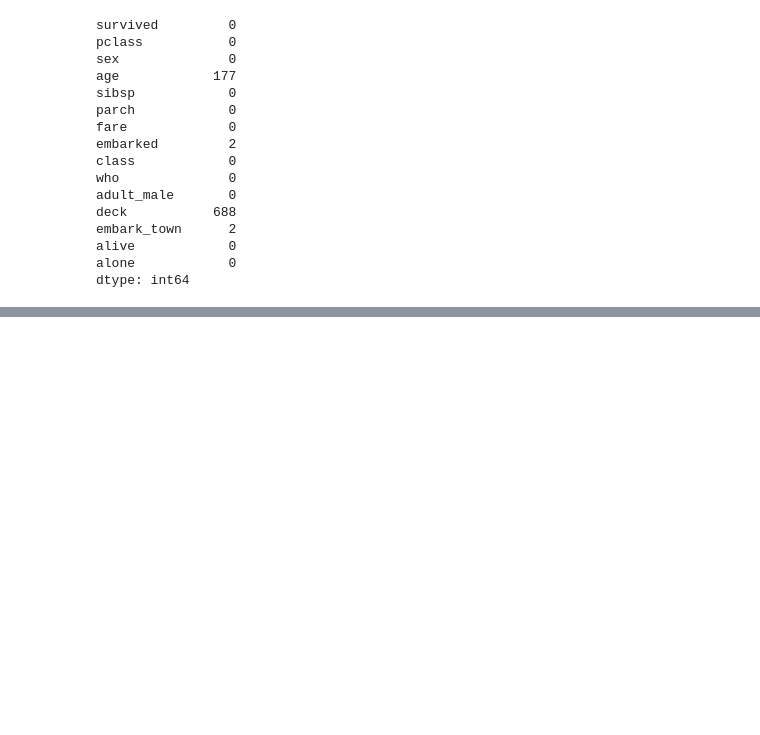
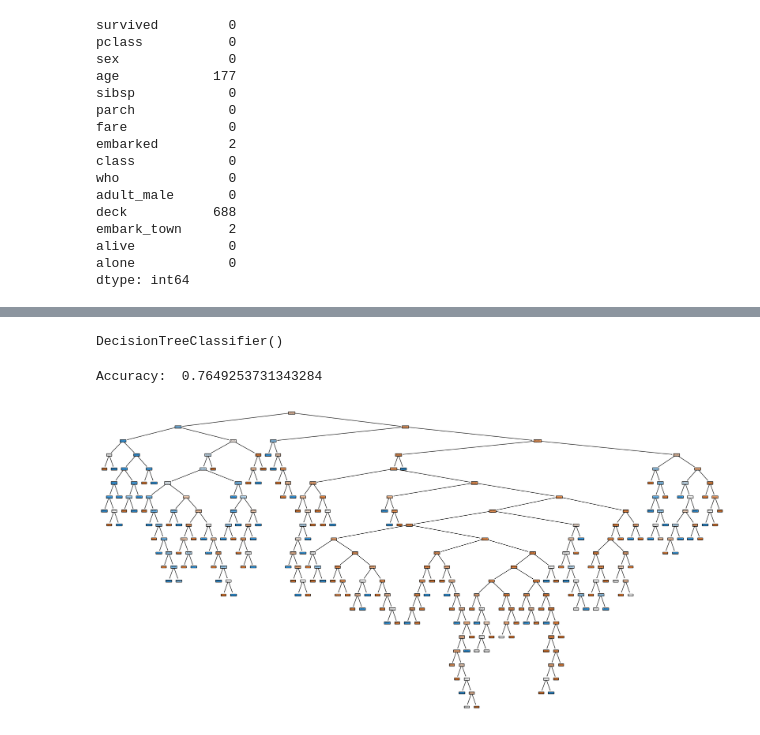
Before and after one commit to vaibhav-c-mane/ML-algorithms-, a Jupyter notebook: supervised_learning/Decision Tree/Decsison_tree_classifier.ipynb, the cells around one changed output, grey strips where cells are left out. Drawn from its saved outputs; the diff is of its cells as text; code cells hidden in the pictures; blank space fills up the shorter version.

Commit message:
added modified decision tree classifier and decision tree regressor

```diff
--- a/supervised_learning/Decision Tree/Decsison_tree_classifier.ipynb
+++ b/supervised_learning/Decision Tree/Decsison_tree_classifier.ipynb
@@ -39,0 +59,8 @@ target = ["survived"]
+# %%
+# encode
+from sklearn.preprocessing import LabelEncoder
+
+le = LabelEncoder()
+
+df["sex"] = le.fit_transform(df["sex"])
+df["embarked"] = le.fit_transform(df["embarked"])
@@ -39,0 +76,7 @@ target = ["survived"]
+# %%
+X = df[features]
+y = df[target]
+# %%
+X_train, X_test, y_train, y_test = train_test_split(
+    X, y, test_size=0.3, random_state=42
+)
@@ -39,0 +92,31 @@ target = ["survived"]
+# %%
+# Decision Tree Model - no pruning
+from sklearn.tree import DecisionTreeClassifier
+
+model = DecisionTreeClassifier()
+model.fit(X_train, y_train)
+# %% [output]
+DecisionTreeClassifier()
+# %%
+y_pred = model.predict(X_test)
+
+print("Accuracy: ", accuracy_score(y_test, y_pred))
+# %% [output]
+Accuracy:  0.7649253731343284
+# %%
+from sklearn.tree import plot_tree
+
+plt.figure(figsize=(20, 10))
+
+plot_tree(
+    model,
+    feature_names=X.columns,
+    class_names=["Dies", "Survives"], # traget=0(died), 1(survived)
+    filled=True,
+)
+
+plt.tight_layout()
+
+plt.show()
+# %% [output]
+[figure, added]
```
Also changed, not shown: parts of 16 cells of this notebook, 1 other file.
